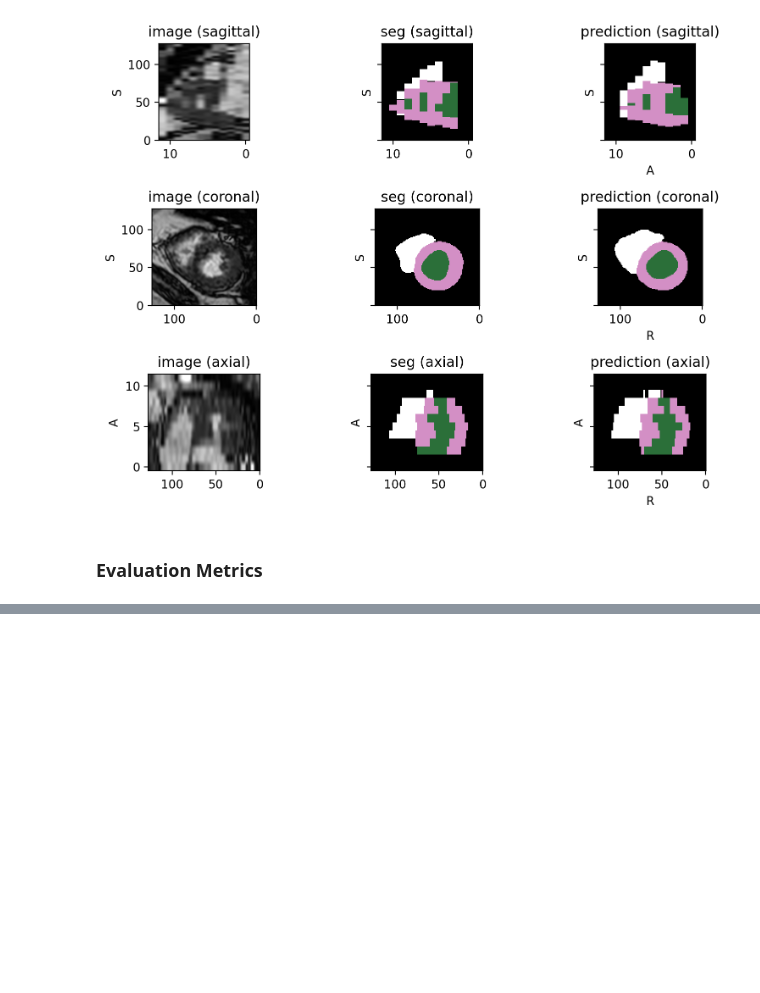
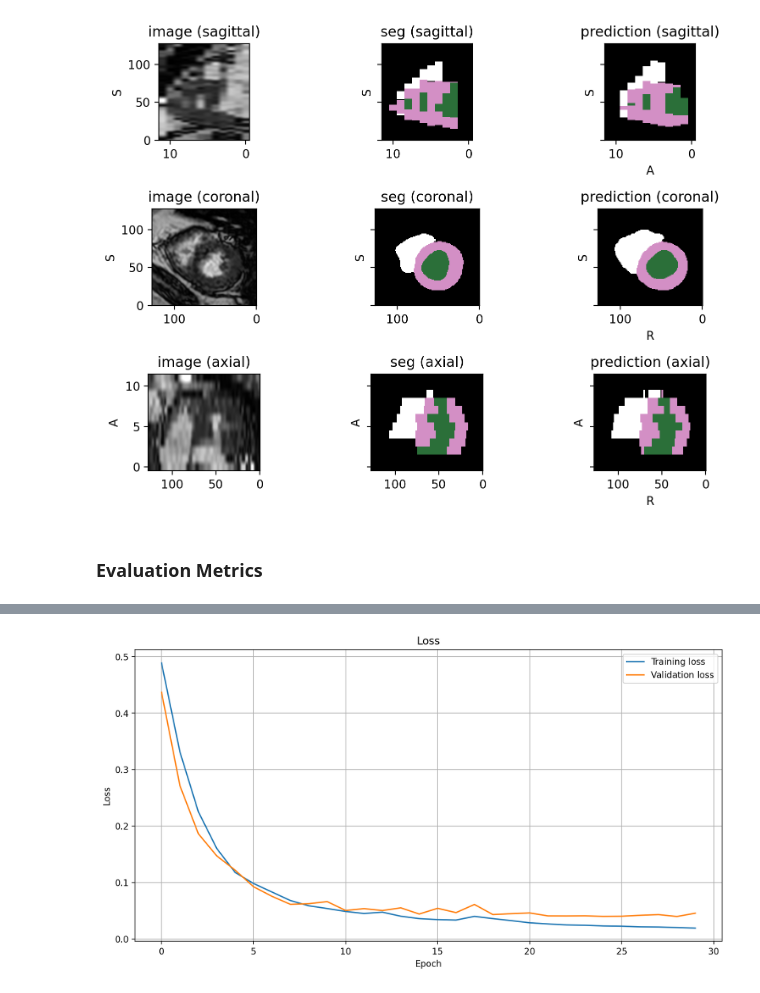
Before and after one commit to MAHDI-Imen/M-M, a Jupyter notebook: M_M.ipynb, the cells around one changed output, grey strips where cells are left out. Drawn from its saved outputs; the diff is of its cells as text; code cells hidden in the pictures; blank space fills up the shorter version.

Commit message:
Train on Vendor A

```diff
--- a/M_M.ipynb
+++ b/M_M.ipynb
@@ -260,0 +279,2 @@ grouped_by_vendor
+# %%
+A_dataset = load_vendor_2D("A", metadata)
@@ -260,0 +312,21 @@ grouped_by_vendor
+# %%
+num_epochs = 30
+batch_size = 32
+num_classes = 4
+num_workers = 10
+save = True
+model_name = 'A_dataset'
+
+model = train_model(model,
+                    optimizer,
+                    criterion,
+                    device,
+                    train_dataset,
+                    valid_dataset,
+                    batch_size=batch_size,
+                    num_workers=num_workers,
+                    num_epochs=num_epochs,
+                    verbose=3,
+                    save=save,
+                    model_name= model_name
+                    )
@@ -260,0 +337,22 @@ grouped_by_vendor
+# %%
+if save:
+    checkpoint = torch.load(f'models/{model_name}.pth')
+    model.load_state_dict(checkpoint['model_state_dict'])
+    optimizer.load_state_dict(checkpoint['optimizer_state_dict'])
+    meta = checkpoint['metadata']
+    num_epochs = meta['num_epochs']
+    total_steps = meta['total_steps']
+    train_losses = meta['train_losses']
+    valid_losses = meta['valid_losses']
+# %%
+plt.plot(range(num_epochs) , train_losses, label="Training loss")
+plt.plot(range(num_epochs) , valid_losses, label="Validation loss")
+
+plt.xlabel("Epoch")
+plt.ylabel("Loss")
+plt.title("Loss")
+plt.grid(True)
+plt.legend()
+plt.show()
+# %% [output]
+[figure, added]
```
Also changed, not shown: parts of 16 cells of this notebook.
